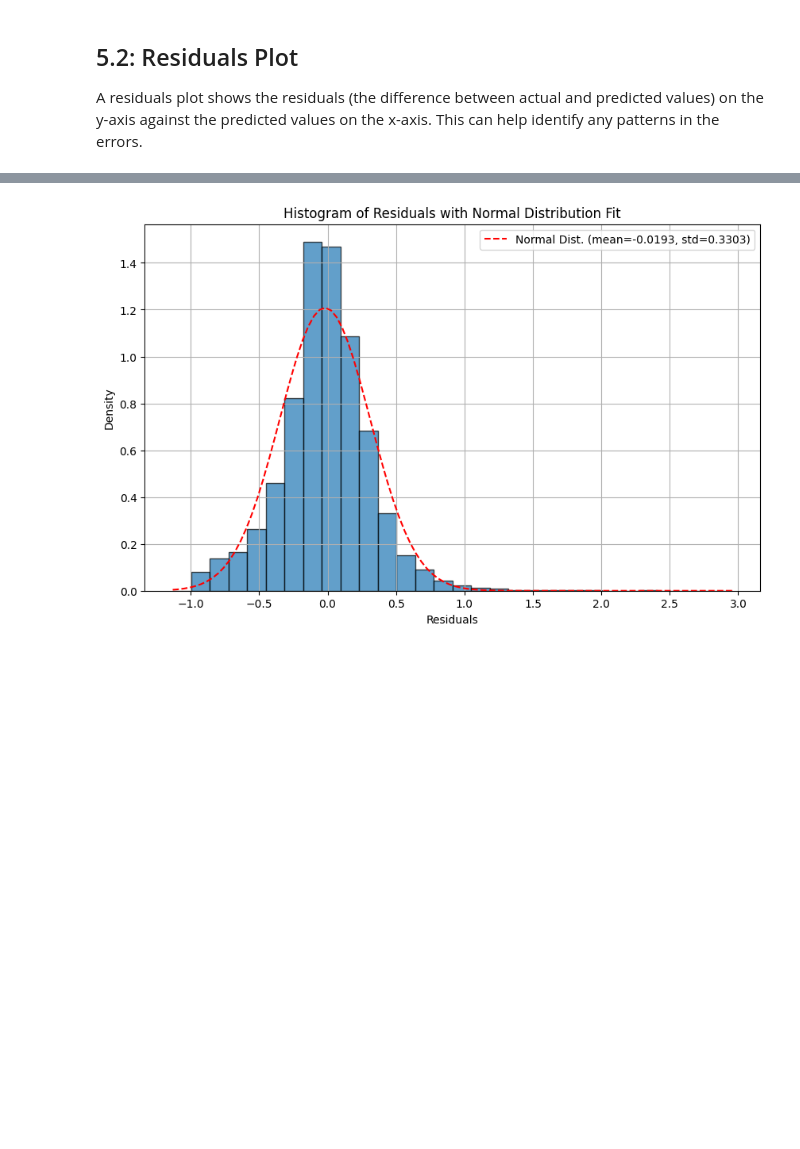
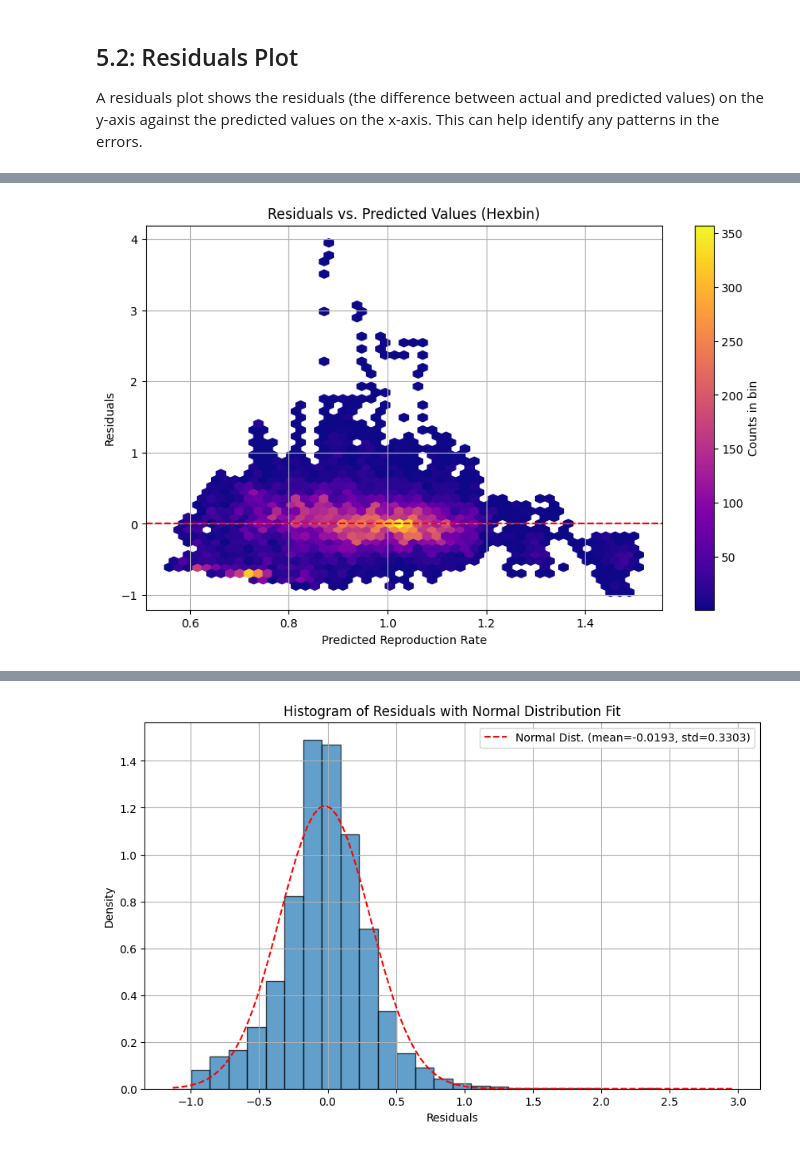
Before and after one commit to markmilner21/Assessment-1-Supervised-Prediction, a Jupyter notebook: Report/03-Baseline_model.ipynb, the cells around one changed output, grey strips where cells are left out. Saved outputs shown, nothing was run; the diff lists cells and outputs as text; code cells hidden in the pictures; blank space fills up the shorter version.

```diff
--- a/Report/03-Baseline_model.ipynb
+++ b/Report/03-Baseline_model.ipynb
@@ -192,0 +179,16 @@ y_pred shape: (32431,)
+# %%
+# Calculate residuals
+residuals = y_test - y_pred
+
+# Create a hexbin plot with a different color scheme
+plt.figure(figsize=(10, 6))
+plt.hexbin(y_pred, residuals, gridsize=50, cmap='plasma', mincnt=1)  # Use 'plasma' color map
+plt.colorbar(label='Counts in bin')  # Show color bar
+plt.axhline(0, color='red', linestyle='--')  # Line at 0
+plt.title('Residuals vs. Predicted Values (Hexbin)')
+plt.xlabel('Predicted Reproduction Rate')
+plt.ylabel('Residuals')
+plt.grid()
+plt.show()
+# %% [output]
+[figure, added]
```
Also changed, not shown: parts of 12 cells of this notebook, 3 other files.
